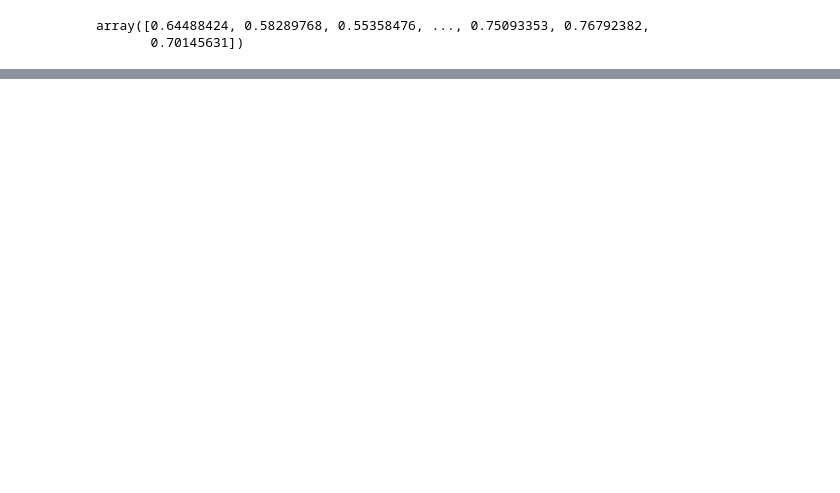
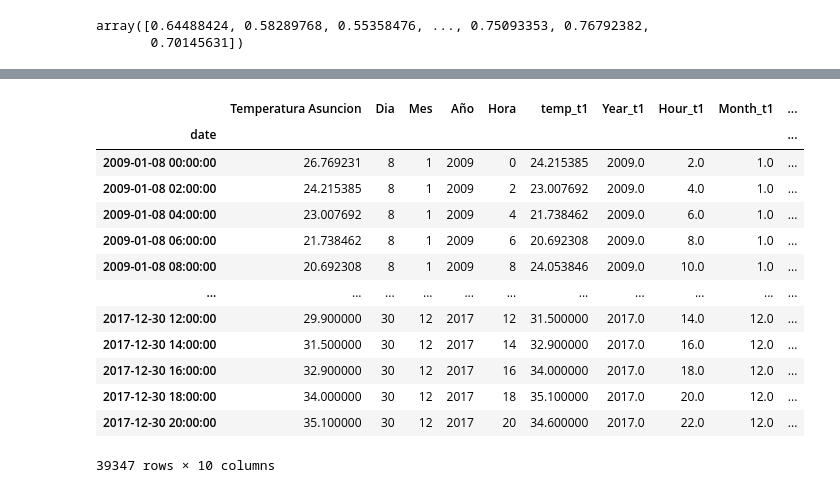
Before and after one commit to gmfv/Prediccion-de-Temperatura-Asuncion, a Jupyter notebook: RedRecurrente.ipynb, the cells around one changed output, grey strips where cells are left out. Saved outputs shown, nothing was run; the diff lists cells and outputs as text; code cells hidden in the pictures; blank space fills up the shorter version.

```diff
--- a/RedRecurrente.ipynb
+++ b/RedRecurrente.ipynb
@@ -289,0 +290,17 @@ Máxima diferencia:  [4.44311218] , Media:  -1.344982662083481
+# %%
+df
+# %% [output]
+|  | Temperatura Asuncion | Dia | Mes | Año | Hora | temp_t1 | Year_t1 | Hour_t1 | Month_t1 | ... |
+| date |  |  |  |  |  |  |  |  |  | ... |
+| 2009-01-08 00:00:00 | 26.769231 | 8 | 1 | 2009 | 0 | 24.215385 | 2009.0 | 2.0 | 1.0 | ... |
+| 2009-01-08 02:00:00 | 24.215385 | 8 | 1 | 2009 | 2 | 23.007692 | 2009.0 | 4.0 | 1.0 | ... |
+| 2009-01-08 04:00:00 | 23.007692 | 8 | 1 | 2009 | 4 | 21.738462 | 2009.0 | 6.0 | 1.0 | ... |
+| 2009-01-08 06:00:00 | 21.738462 | 8 | 1 | 2009 | 6 | 20.692308 | 2009.0 | 8.0 | 1.0 | ... |
+| 2009-01-08 08:00:00 | 20.692308 | 8 | 1 | 2009 | 8 | 24.053846 | 2009.0 | 10.0 | 1.0 | ... |
+| ... | ... | ... | ... | ... | ... | ... | ... | ... | ... | ... |
+| 2017-12-30 12:00:00 | 29.900000 | 30 | 12 | 2017 | 12 | 31.500000 | 2017.0 | 14.0 | 12.0 | ... |
+| 2017-12-30 14:00:00 | 31.500000 | 30 | 12 | 2017 | 14 | 32.900000 | 2017.0 | 16.0 | 12.0 | ... |
+| 2017-12-30 16:00:00 | 32.900000 | 30 | 12 | 2017 | 16 | 34.000000 | 2017.0 | 18.0 | 12.0 | ... |
+| 2017-12-30 18:00:00 | 34.000000 | 30 | 12 | 2017 | 18 | 35.100000 | 2017.0 | 20.0 | 12.0 | ... |
+| 2017-12-30 20:00:00 | 35.100000 | 30 | 12 | 2017 | 20 | 34.600000 | 2017.0 | 22.0 | 12.0 | ... |
+39347 rows × 10 columns
```
Also changed, not shown: parts of 16 cells of this notebook.
